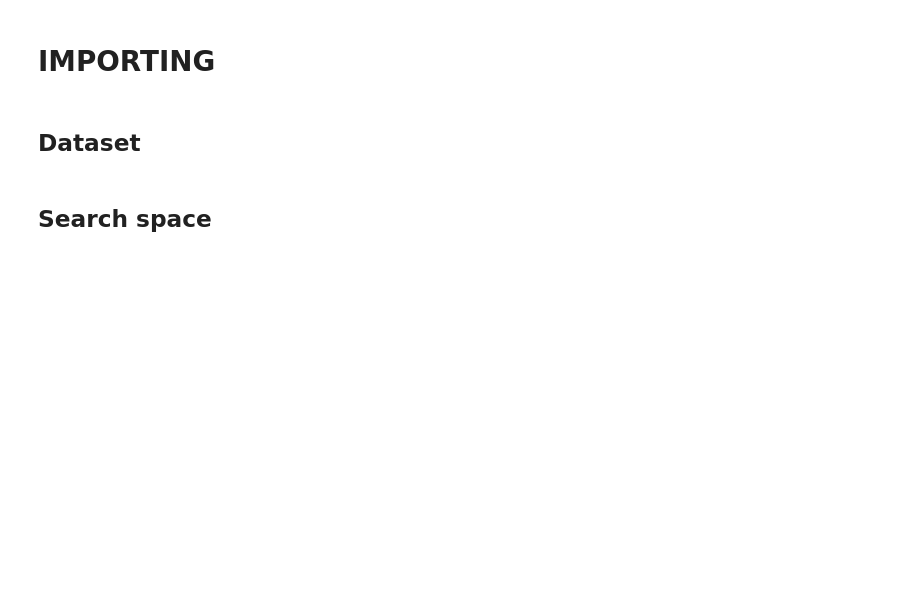
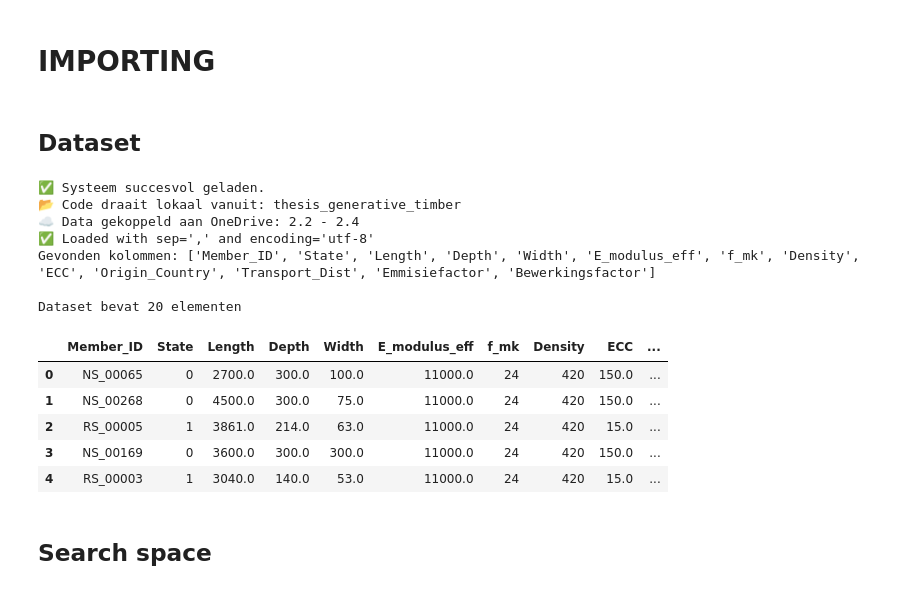
Before and after one commit to Jasp3r16/thesis_generative_timber, a Jupyter notebook: c26_27_optimizer_workflow_with_cost_and_ILP.ipynb, the cells around one changed output. Drawn from its saved outputs; the diff is of its cells as text; code cells hidden in the pictures; blank space fills up the shorter version.

Commit message:
optimalisatie van generation timber nog bijgewerkt, ILP optimalisatie is verder aangescherpt, om hem ready te maken voor iteratie

```diff
--- a/c26_27_optimizer_workflow_with_cost_and_ILP.ipynb
+++ b/c26_27_optimizer_workflow_with_cost_and_ILP.ipynb
@@ -34,3 +18,52 @@ print(df_input_stock.head())
+# %%
+import config
+import pandas as pd
+
+file_path = config.RAW_DATA_PATH / 'complete_timber_small.csv'
+
+# Try common combinations
+read_attempts = [
+    {"sep": ",", "encoding": "utf-8"},
+    {"sep": ";", "encoding": "utf-8"},
+    {"sep": ",", "encoding": "latin1"},
+    {"sep": ";", "encoding": "latin1"},
+]
+
+df_input_stock = None
+for opts in read_attempts:
+    try:
+        df_try = pd.read_csv(file_path, **opts)
+        # Valid if we get more than 1 column
+        if df_try.shape[1] > 1:
+            df_input_stock = df_try
+            print(f"✅ Loaded with sep='{opts['sep']}' and encoding='{opts['encoding']}'")
+            break
+    except Exception:
+        pass
+
+if df_input_stock is None:
+    raise ValueError("Could not parse CSV with tested delimiter/encoding combinations.")
+
+# Clean column names
+df_input_stock.columns = df_input_stock.columns.str.strip()
+
+print("Gevonden kolommen:", df_input_stock.columns.tolist())
+print(f"\nDataset bevat {df_input_stock.shape[0]} elementen\n")
+display(df_input_stock.head())
+# %% [output]
+✅ Systeem succesvol geladen.
+📂 Code draait lokaal vanuit: thesis_generative_timber
+☁️ Data gekoppeld aan OneDrive: 2.2 - 2.4
+✅ Loaded with sep=',' and encoding='utf-8'
+Gevonden kolommen: ['Member_ID', 'State', 'Length', 'Depth', 'Width', 'E_modulus_eff', 'f_mk', 'Density', 'ECC', 'Origin_Country', 'Transport_Dist', 'Emmisiefactor', 'Bewerkingsfactor']
+
+Dataset bevat 20 elementen
+|  | Member_ID | State | Length | Depth | Width | E_modulus_eff | f_mk | Density | ECC | ... |
+| 0 | NS_00065 | 0 | 2700.0 | 300.0 | 100.0 | 11000.0 | 24 | 420 | 150.0 | ... |
+| 1 | NS_00268 | 0 | 4500.0 | 300.0 | 75.0 | 11000.0 | 24 | 420 | 150.0 | ... |
+| 2 | RS_00005 | 1 | 3861.0 | 214.0 | 63.0 | 11000.0 | 24 | 420 | 15.0 | ... |
+| 3 | NS_00169 | 0 | 3600.0 | 300.0 | 300.0 | 11000.0 | 24 | 420 | 150.0 | ... |
+| 4 | RS_00003 | 1 | 3040.0 | 140.0 | 53.0 | 11000.0 | 24 | 420 | 15.0 | ... |
 # %% [markdown]
 ## Search space
 # %% [markdown]
```
Also changed, not shown: parts of 13 cells of this notebook, 3 other files.
